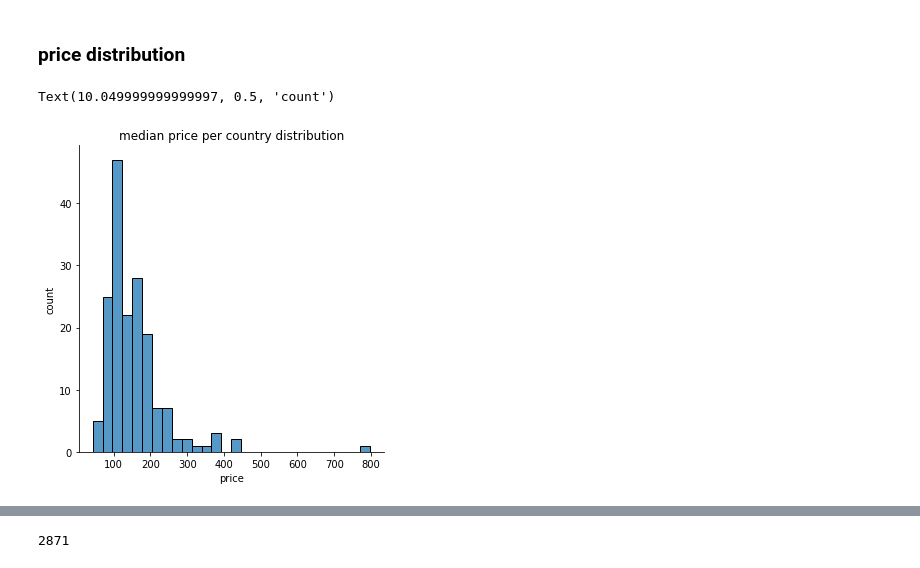
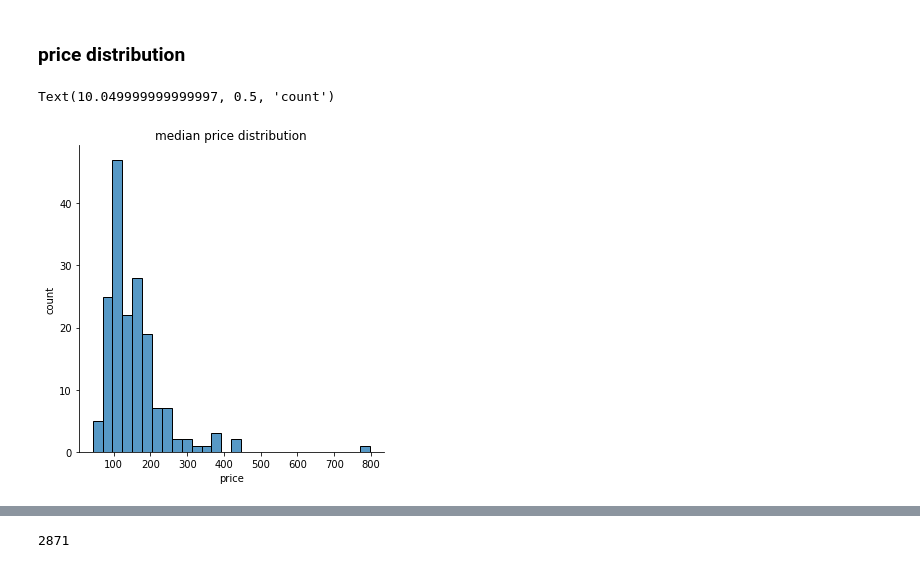
Before and after one commit to wolfbrr/DMT-2022-114, a Jupyter notebook: assignment-2/assignment-2-EDA.ipynb, the cells around one changed output, grey strips where cells are left out. Cells and saved outputs as stored; diff of their text form; code cells hidden in the pictures.

```diff
--- a/assignment-2/assignment-2-EDA.ipynb
+++ b/assignment-2/assignment-2-EDA.ipynb
@@ -57,2 +159,11 @@ total/booked: 35.82879543319604
 # %% [markdown]
 ### Total null columns
+# %%
+train['relevance'] = grades(train)
+#train_eng = features_engeneering(train)
+
+train.drop(train.filter(regex='(comp)').columns, axis=1, inplace=True)
+FF = train.filter(regex='^(?!.*(srch_id|click_bool|position|booking_bool|gross_bookings_usd)).*')
+
+
+corr_matrix = FF.corr()
@@ -93,11 +276,11 @@ Amount of unique hotels in train and not in test 7773
 # %%
 price_per_country_median = train.groupby('prop_country_id').median().reset_index()
 price_per_country_median = price_per_country_median[['prop_country_id','price_usd']]
 price_per_country_median = price_per_country_median.rename(columns={"price_usd": "price_per_country_median"})
 ax = sns.displot(data = price_per_country_median, x='price_per_country_median')
-plt.title('median price per country distribution')
+plt.title('median price distribution')
 plt.xlabel('price')
 plt.ylabel('count')
 # %% [output]
 Text(10.049999999999997, 0.5, 'count')
-[figure, old version]
+[figure, new version]
```
Also changed, not shown: parts of 9 cells of this notebook, 7 other files.
